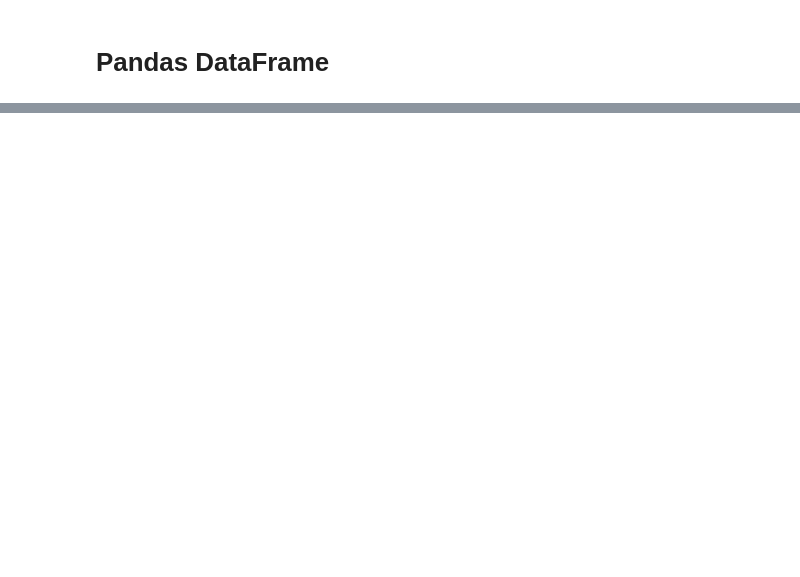
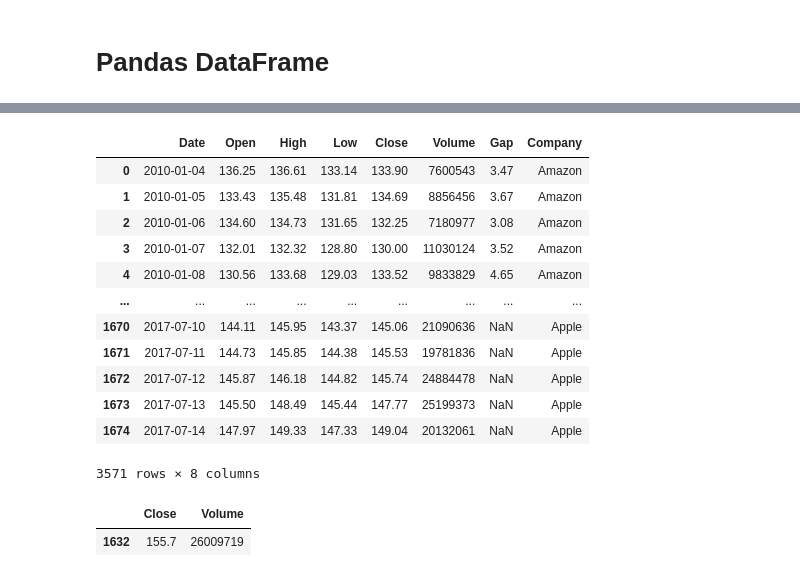
Before and after one commit to srak71/DSA-8640, a Jupyter notebook: Week_12_Pandas_3/HW8/HW8.ipynb, the cells around one changed output, grey strips where cells are left out. Cells and saved outputs as stored; diff of their text form; code cells hidden in the pictures; blank space fills up the shorter version.

```diff
--- a/Week_12_Pandas_3/HW8/HW8.ipynb
+++ b/Week_12_Pandas_3/HW8/HW8.ipynb
@@ -32,0 +125,4 @@ Q3. (1) Please read amzn_stock.csv in your working directory into Pandas DataFra
+# %%
+# 1
+amzn_stock_db = pd.read_csv("amzn_stock.csv")
+amzn_stock_db.head()
@@ -32,0 +141,6 @@ Q3. (1) Please read amzn_stock.csv in your working directory into Pandas DataFra
+# %%
+# 3
+amzn_stock_db['Gap'] = amzn_stock_db['High'] - amzn_stock_db['Low']
+
+amzn_stock_db_filtered = amzn_stock_db[(amzn_stock_db['Gap'] >= 10) & (amzn_stock_db['Volume'] < 5000000)][['Date', 'Open', 'Gap', 'Volume']]
+amzn_stock_db_filtered
@@ -38,0 +171,4 @@ Q4. (1) Please read aapl_stock.csv in your working directory into Pandas DataFra
+# %%
+# 1
+aapl_stock_db = pd.read_csv('aapl_stock.csv')
+aapl_stock_db.head()
@@ -39,3 +182,29 @@ Q4. (1) Please read aapl_stock.csv in your working directory into Pandas DataFra
+# %%
+# 2
+aapl_stock_db['Company'] = 'Apple'
+amzn_stock_db['Company'] = 'Amazon'
+stock_db = pd.concat([amzn_stock_db, aapl_stock_db])
+stock_db
+# %% [output]
+|  | Date | Open | High | Low | Close | Volume | Gap | Company |
+| 0 | 2010-01-04 | 136.25 | 136.61 | 133.14 | 133.90 | 7600543 | 3.47 | Amazon |
+| 1 | 2010-01-05 | 133.43 | 135.48 | 131.81 | 134.69 | 8856456 | 3.67 | Amazon |
+| 2 | 2010-01-06 | 134.60 | 134.73 | 131.65 | 132.25 | 7180977 | 3.08 | Amazon |
+| 3 | 2010-01-07 | 132.01 | 132.32 | 128.80 | 130.00 | 11030124 | 3.52 | Amazon |
+| 4 | 2010-01-08 | 130.56 | 133.68 | 129.03 | 133.52 | 9833829 | 4.65 | Amazon |
+| ... | ... | ... | ... | ... | ... | ... | ... | ... |
+| 1670 | 2017-07-10 | 144.11 | 145.95 | 143.37 | 145.06 | 21090636 | NaN | Apple |
+| 1671 | 2017-07-11 | 144.73 | 145.85 | 144.38 | 145.53 | 19781836 | NaN | Apple |
+| 1672 | 2017-07-12 | 145.87 | 146.18 | 144.82 | 145.74 | 24884478 | NaN | Apple |
+| 1673 | 2017-07-13 | 145.50 | 148.49 | 145.44 | 147.77 | 25199373 | NaN | Apple |
+| 1674 | 2017-07-14 | 147.97 | 149.33 | 147.33 | 149.04 | 20132061 | NaN | Apple |
+3571 rows × 8 columns
+# %%
+# 3
+stock_db[(stock_db['Company'] == 'Apple') & (stock_db['Date'] == '2017-05-15')][['Close', 'Volume']]
+# %% [output]
+|  | Close | Volume |
+| 1632 | 155.7 | 26009719 |
 # %%
 '''
 Q5. (1) Please read food_prices.csv in your working directory into Pandas DataFrame (i.e., food_prices_db).
```
Also changed, not shown: parts of 25 cells of this notebook.
